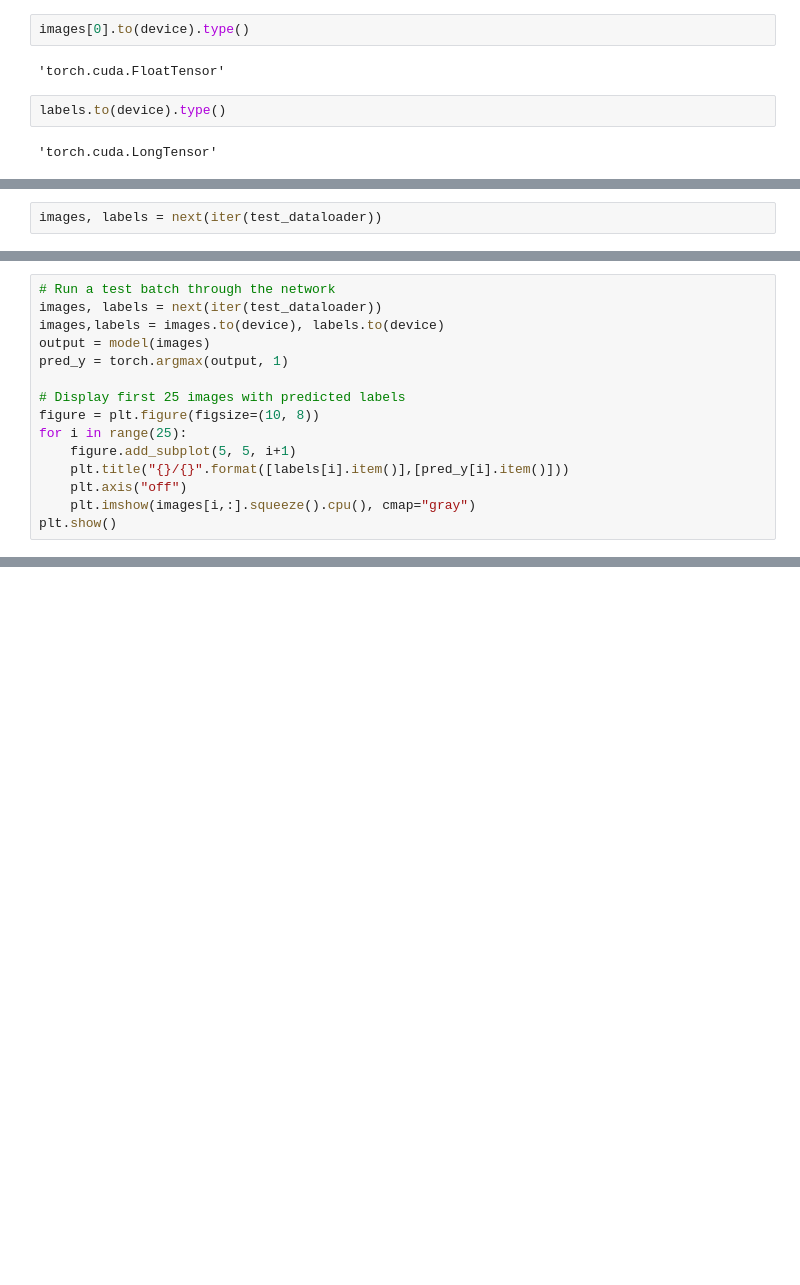
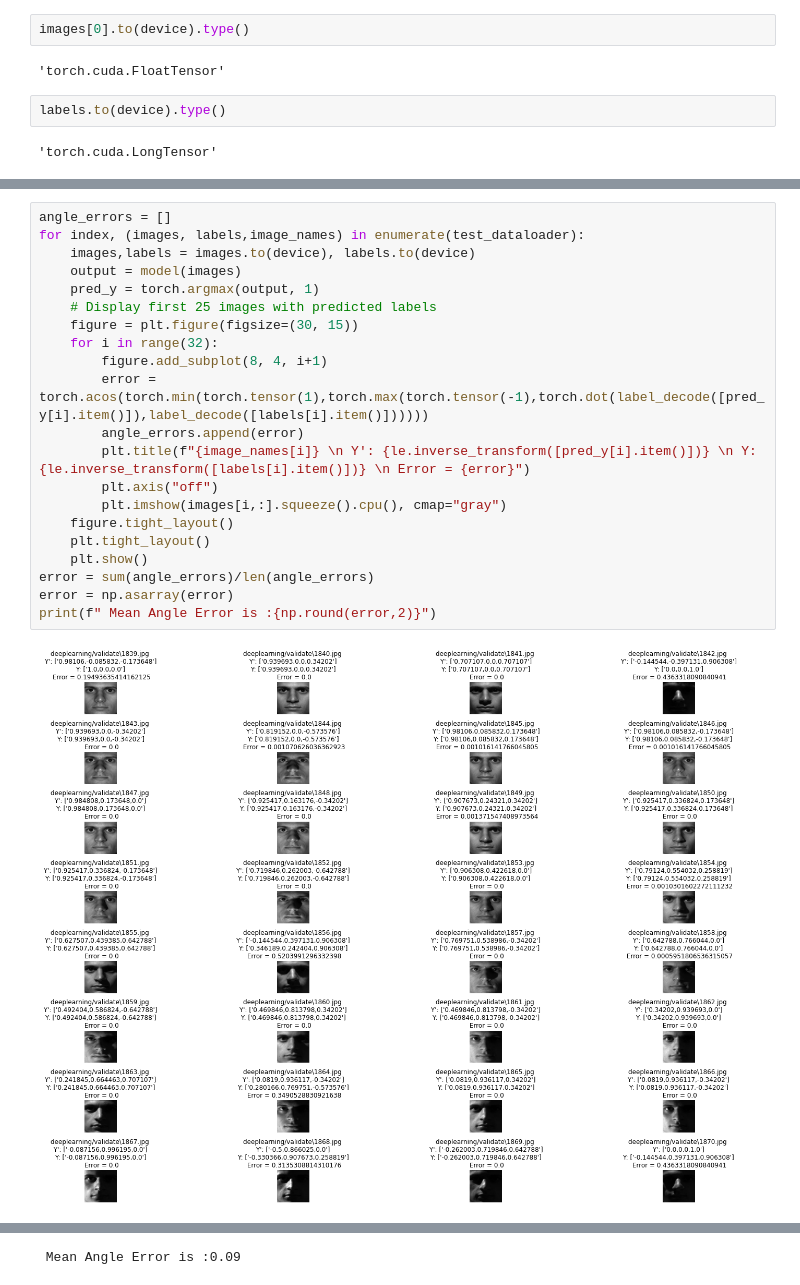
Before and after one commit to SamKimbinyi/int3, a Jupyter notebook: int3.ipynb, the cells around one changed output, grey strips where cells are left out. Saved outputs shown, nothing was run; the diff lists cells and outputs as text; blank space fills up the shorter version.

```diff
--- a/int3.ipynb
+++ b/int3.ipynb
@@ -298,2 +300,0 @@ model(test_dataset[0])
-# %%
-images, labels = next(iter(test_dataloader))
@@ -300,15 +306,23 @@ images, labels = next(iter(test_dataloader))
 # %%
-# Run a test batch through the network
-images, labels = next(iter(test_dataloader))
-images,labels = images.to(device), labels.to(device)
-output = model(images)
-pred_y = torch.argmax(output, 1)
-
-# Display first 25 images with predicted labels
-figure = plt.figure(figsize=(10, 8))
-for i in range(25):
-    figure.add_subplot(5, 5, i+1)
-    plt.title("{}/{}".format([labels[i].item()],[pred_y[i].item()]))
-    plt.axis("off")
-    plt.imshow(images[i,:].squeeze().cpu(), cmap="gray")
-plt.show()
+angle_errors = []
+for index, (images, labels,image_names) in enumerate(test_dataloader):
+    images,labels = images.to(device), labels.to(device)
+    output = model(images)
+    pred_y = torch.argmax(output, 1)
+    # Display first 25 images with predicted labels
+    figure = plt.figure(figsize=(30, 15))
+    for i in range(32):
+        figure.add_subplot(8, 4, i+1)
+        error = torch.acos(torch.min(torch.tensor(1),torch.max(torch.tensor(-1),torch.dot(label_decode([pred_y[i].item()]),label_decode([labels[i].item()])))))
+        angle_errors.append(error)
+        plt.title(f"{image_names[i]} \n Y': {le.inverse_transform([pred_y[i].item()])} \n Y: {le.inverse_transform([labels[i].item()])} \n Error = {error}")
+        plt.axis("off")
+        plt.imshow(images[i,:].squeeze().cpu(), cmap="gray")
+    figure.tight_layout()
+    plt.tight_layout()
+    plt.show()
+error = sum(angle_errors)/len(angle_errors)
+error = np.asarray(error)
+print(f" Mean Angle Error is :{np.round(error,2)}")
+# %% [output]
+[figure, added]
@@ -314,0 +336 @@ plt.show()
+ Mean Angle Error is :0.09
```
Also changed, not shown: parts of 24 cells of this notebook.
